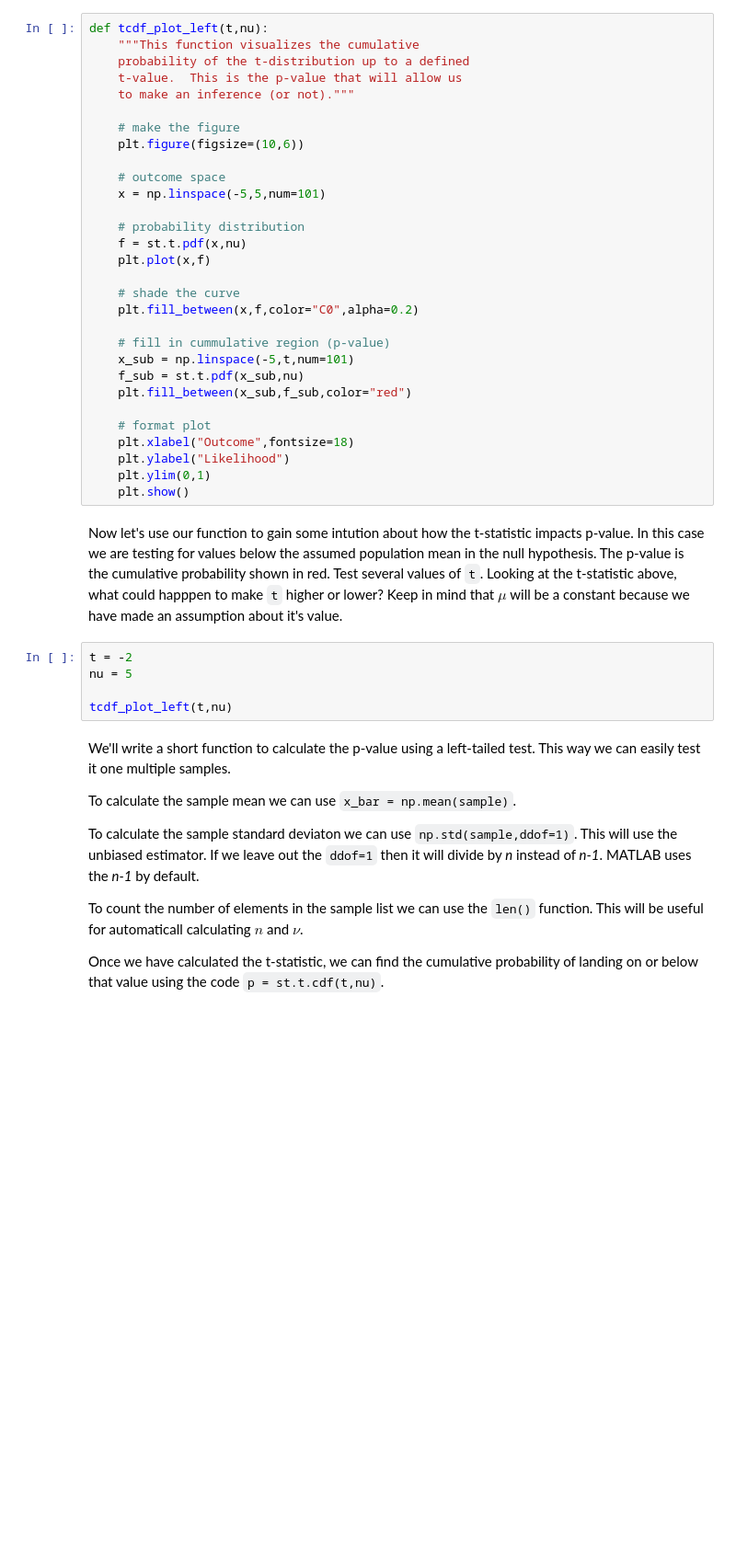
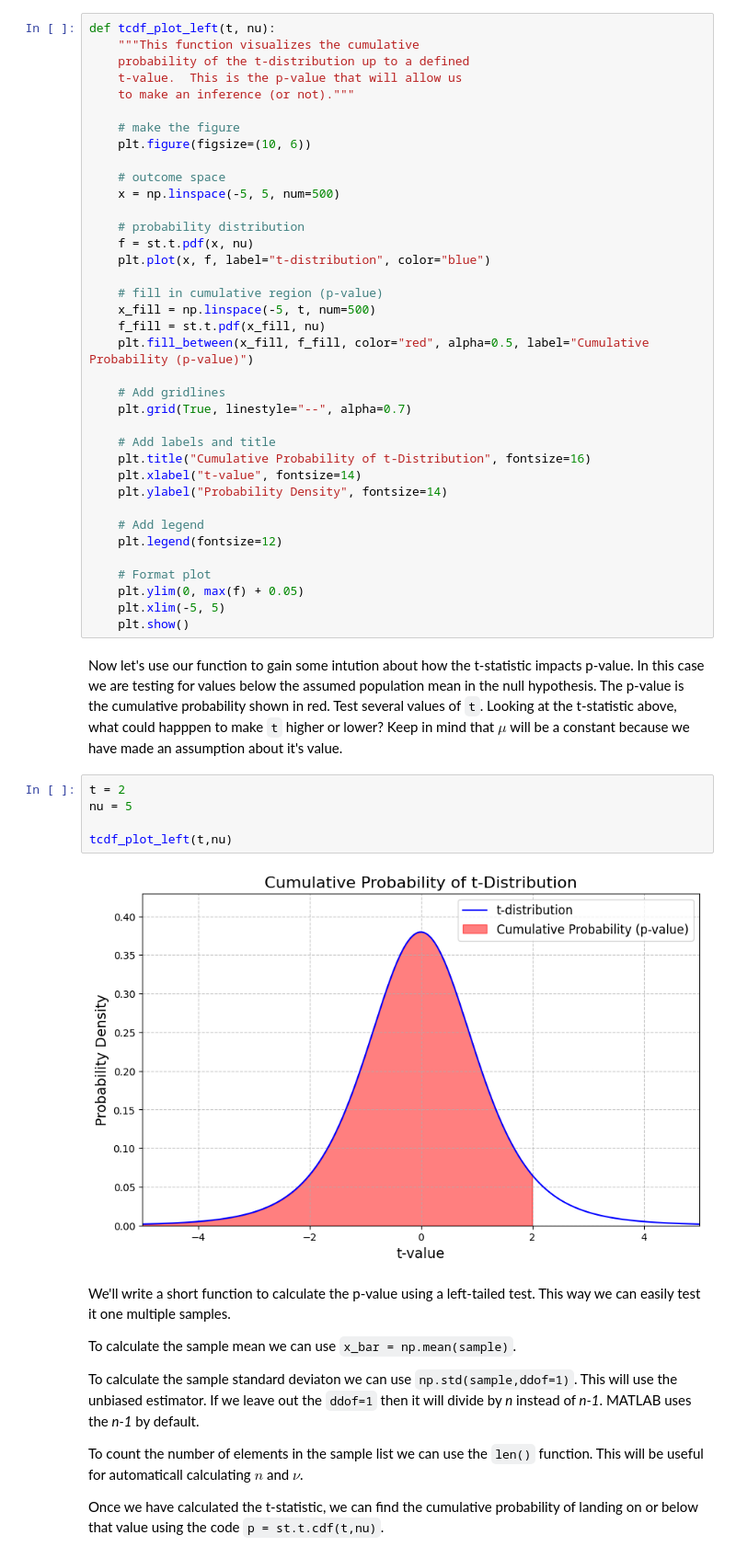
Before and after one commit to Apostle-of-Laplace/College, a Jupyter notebook: CBEE 213 Code/Studios/Studio 5/Week 05 - Hypothesis Testing.ipynb, the cells around one changed output. Shown: that part at 92% size. Drawn from its saved outputs; the diff is of its cells as text; blank space fills up the shorter version.

```diff
--- a/CBEE 213 Code/Studios/Studio 5/Week 05 - Hypothesis Testing.ipynb
+++ b/CBEE 213 Code/Studios/Studio 5/Week 05 - Hypothesis Testing.ipynb
@@ -54,42 +54,51 @@ $$\Large t = \frac{\bar{x} - \mu}{\frac{s}{\sqrt{n}}}$$
 
 Before we begin our analysis, we'll make a quick function that will help us visualize the p-value.  We simply take the code from our exploration of cumulative probability distribution and package it in a function which takes the t-value and degree of freedom as input.
 # %%
-def tcdf_plot_left(t,nu):
+def tcdf_plot_left(t, nu):
     """This function visualizes the cumulative
     probability of the t-distribution up to a defined
     t-value.  This is the p-value that will allow us
     to make an inference (or not)."""
 
     # make the figure
-    plt.figure(figsize=(10,6))
+    plt.figure(figsize=(10, 6))
 
     # outcome space
-    x = np.linspace(-5,5,num=101)
+    x = np.linspace(-5, 5, num=500)
 
     # probability distribution
-    f = st.t.pdf(x,nu)
-    plt.plot(x,f)
+    f = st.t.pdf(x, nu)
+    plt.plot(x, f, label="t-distribution", color="blue")
 
-    # shade the curve
-    plt.fill_between(x,f,color="C0",alpha=0.2)
+    # fill in cumulative region (p-value)
+    x_fill = np.linspace(-5, t, num=500)
+    f_fill = st.t.pdf(x_fill, nu)
+    plt.fill_between(x_fill, f_fill, color="red", alpha=0.5, label="Cumulative Probability (p-value)")
 
-    # fill in cummulative region (p-value)
-    x_sub = np.linspace(-5,t,num=101)
-    f_sub = st.t.pdf(x_sub,nu)
-    plt.fill_between(x_sub,f_sub,color="red")
+    # Add gridlines
+    plt.grid(True, linestyle="--", alpha=0.7)
 
-    # format plot
-    plt.xlabel("Outcome",fontsize=18)
-    plt.ylabel("Likelihood")
-    plt.ylim(0,1)
+    # Add labels and title
+    plt.title("Cumulative Probability of t-Distribution", fontsize=16)
+    plt.xlabel("t-value", fontsize=14)
+    plt.ylabel("Probability Density", fontsize=14)
+
+    # Add legend
+    plt.legend(fontsize=12)
+
+    # Format plot
+    plt.ylim(0, max(f) + 0.05)
+    plt.xlim(-5, 5)
     plt.show()
 # %% [markdown]
 Now let's use our function to gain some intution about how the t-statistic impacts p-value.  In this case we are testing for values below the assumed population mean in the null hypothesis.  The p-value is the cumulative probability shown in red.  Test several values of `t`.  Looking at the t-statistic above, what could happpen to make `t` higher or lower?  Keep in mind that $\mu$ will be a constant because we have made an assumption about it's value.
 # %%
-t = -2
+t = 2
 nu = 5
 
 tcdf_plot_left(t,nu)
+# %% [output]
+[figure, added]
 # %% [markdown]
 We'll write a short function to calculate the p-value using a left-tailed test.  This way we can easily test it one multiple samples.
 
```
Also changed, not shown: parts of 21 cells of this notebook.
